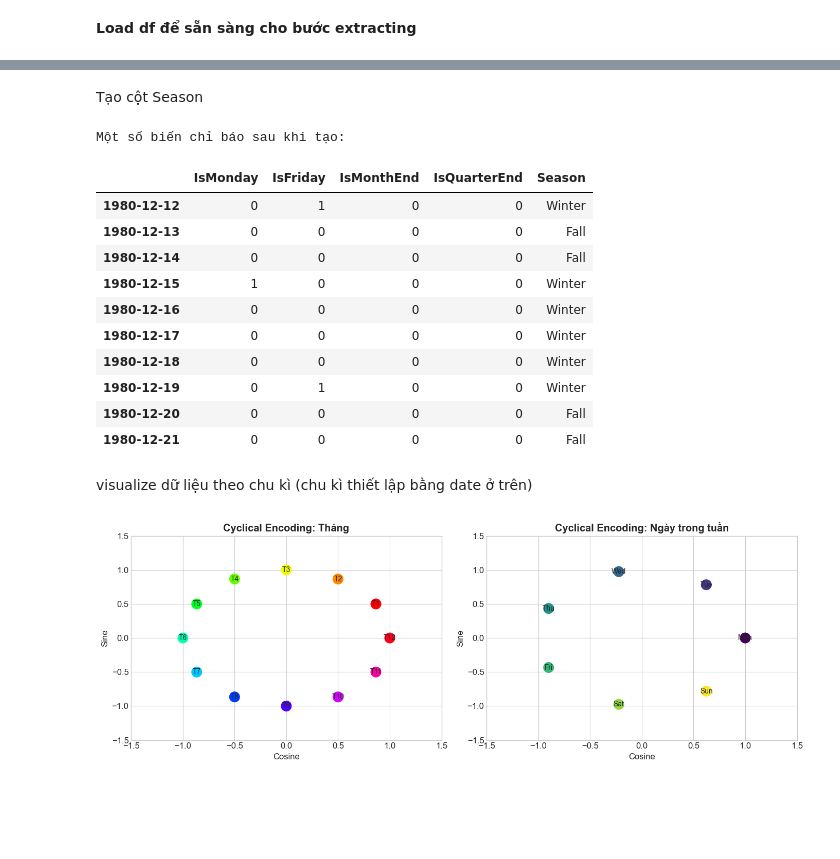
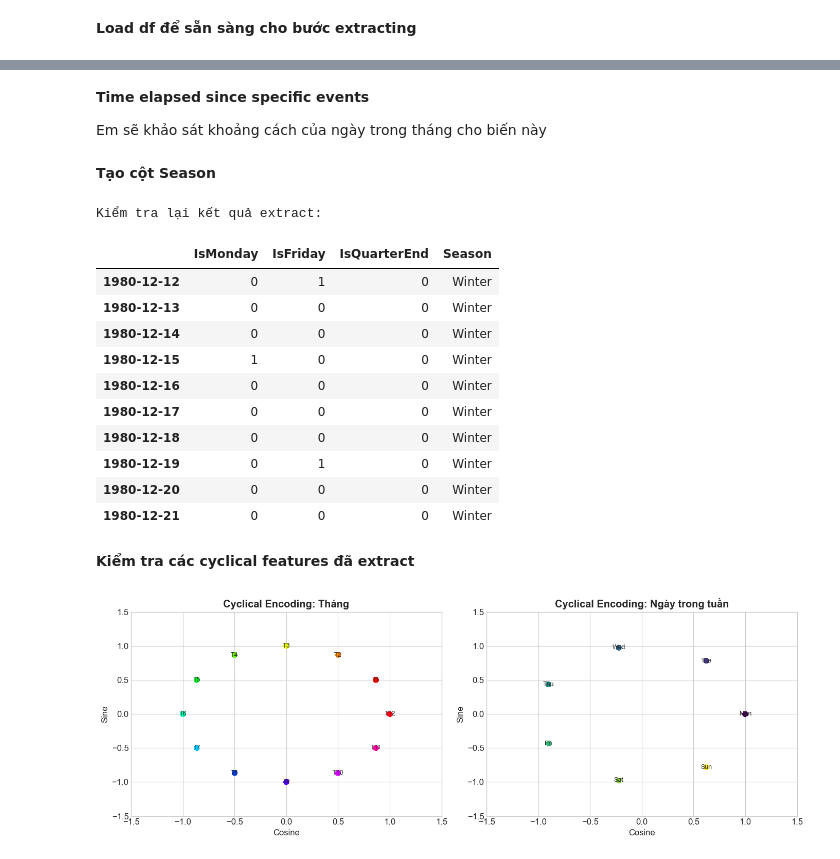
Before and after one commit to thloc1212/DataMiningLab1, a Jupyter notebook: notebooks/04_temporal_preprocessing.ipynb, the cells around one changed output, grey strips where cells are left out. Cells and saved outputs as stored; diff of their text form; code cells hidden in the pictures; blank space fills up the shorter version.

```diff
--- a/notebooks/04_temporal_preprocessing.ipynb
+++ b/notebooks/04_temporal_preprocessing.ipynb
@@ -175,11 +159,0 @@ Mẫu dữ liệu:
-# %%
-df['Year'] = df['Date'].dt.year
-df['Month'] = df['Date'].dt.month
-df['Day'] = df['Date'].dt.day
-df['DayOfWeek'] = df['Date'].dt.dayofweek  # 0=Monday, 6=Sunday
-df['DayName'] = df['Date'].dt.day_name()
-df['Quarter'] = df['Date'].dt.quarter
-df['WeekOfYear'] = df['Date'].dt.isocalendar().week
-
-print("Các thành phần thời gian đã trích xuất:")
-df[['Date', 'Year', 'Month', 'Day', 'DayOfWeek', 'DayName', 'Quarter', 'WeekOfYear']].head(10)
@@ -590,0 +472,11 @@ Do dữ liệu có tính chu kì -> sin/cos
+# %%
+df_cauc['Year'] = df_cauc.index.year
+df_cauc['Month'] = df_cauc.index.month
+df_cauc['Day'] = df_cauc.index.day
+df_cauc['DayOfWeek'] = df_cauc.index.dayofweek  # 0=Monday, 6=Sunday
+df_cauc['DayName'] = df_cauc.index.day_name()
+df_cauc['Quarter'] = df_cauc.index.quarter
+df_cauc['WeekOfYear'] = df_cauc.index.isocalendar().week
+
+print("Các thành phần thời gian đã trích xuất từ index:")
+df_cauc[['Year', 'Month', 'Day', 'DayOfWeek', 'DayName', 'Quarter', 'WeekOfYear']].head(10)
@@ -629,5 +556,4 @@ Các biến liên quan đến thời điểm trong tháng / năm
 # %%
 df_cauc['IsMonthStart'] = df_cauc.index.is_month_start.astype(int)
-df_cauc['IsMonthEnd'] = df_cauc.index.is_month_end.astype(int)
 df_cauc['IsQuarterEnd'] = df_cauc.index.is_quarter_end.astype(int)
 df_cauc['IsYearEnd'] = df_cauc.index.is_year_end.astype(int)
@@ -636,3 +560,13 @@ Hàm xác định mùa dựa vào tháng
+# %% [markdown]
+**Time elapsed since specific events**
+
+Em sẽ khảo sát khoảng cách của ngày trong tháng cho biến này
+# %%
+df_cauc['DaysSinceMonthStart'] = (
+    df_cauc.index - df_cauc.index.to_period('M').to_timestamp()
+).days
+# %% [markdown]
+**Tạo cột Season**
 # %%
 def get_season(month):
     if month == 12 or month == 1 or month == 2:
@@ -643,29 +577,27 @@ def get_season(month):
         return 'Summer'
     else:
         return 'Fall'
-# %% [markdown]
-Tạo cột Season
 # %%
 df_cauc['Season'] = df_cauc['Month'].apply(get_season)
 
-print("Một số biến chỉ báo sau khi tạo:")
-df_cauc[['IsMonday', 'IsFriday', 'IsMonthEnd',
+print("Kiểm tra lại kết quả extract:")
+df_cauc[['IsMonday', 'IsFriday',
          'IsQuarterEnd', 'Season']].head(10)
 # %% [output]
-Một số biến chỉ báo sau khi tạo:
+Kiểm tra lại kết quả extract:
-|  | IsMonday | IsFriday | IsMonthEnd | IsQuarterEnd | Season |
-| 1980-12-12 | 0 | 1 | 0 | 0 | Winter |
-| 1980-12-13 | 0 | 0 | 0 | 0 | Fall |
-| 1980-12-14 | 0 | 0 | 0 | 0 | Fall |
-| 1980-12-15 | 1 | 0 | 0 | 0 | Winter |
-| 1980-12-16 | 0 | 0 | 0 | 0 | Winter |
-| 1980-12-17 | 0 | 0 | 0 | 0 | Winter |
-| 1980-12-18 | 0 | 0 | 0 | 0 | Winter |
-| 1980-12-19 | 0 | 1 | 0 | 0 | Winter |
-| 1980-12-20 | 0 | 0 | 0 | 0 | Fall |
-| 1980-12-21 | 0 | 0 | 0 | 0 | Fall |
+|  | IsMonday | IsFriday | IsQuarterEnd | Season |
+| 1980-12-12 | 0 | 1 | 0 | Winter |
+| 1980-12-13 | 0 | 0 | 0 | Winter |
+| 1980-12-14 | 0 | 0 | 0 | Winter |
+| 1980-12-15 | 1 | 0 | 0 | Winter |
+| 1980-12-16 | 0 | 0 | 0 | Winter |
+| 1980-12-17 | 0 | 0 | 0 | Winter |
+| 1980-12-18 | 0 | 0 | 0 | Winter |
+| 1980-12-19 | 0 | 1 | 0 | Winter |
+| 1980-12-20 | 0 | 0 | 0 | Winter |
+| 1980-12-21 | 0 | 0 | 0 | Winter |
-# %% [markdown]
-visualize dữ liệu theo chu kì (chu kì thiết lập bằng date ở trên)
+# %% [markdown]
+**Kiểm tra các cyclical features đã extract**
 # %%
 fig, axes = plt.subplots(1, 2, figsize=(14, 5))
 
```
Also changed, not shown: parts of 134 cells of this notebook.
